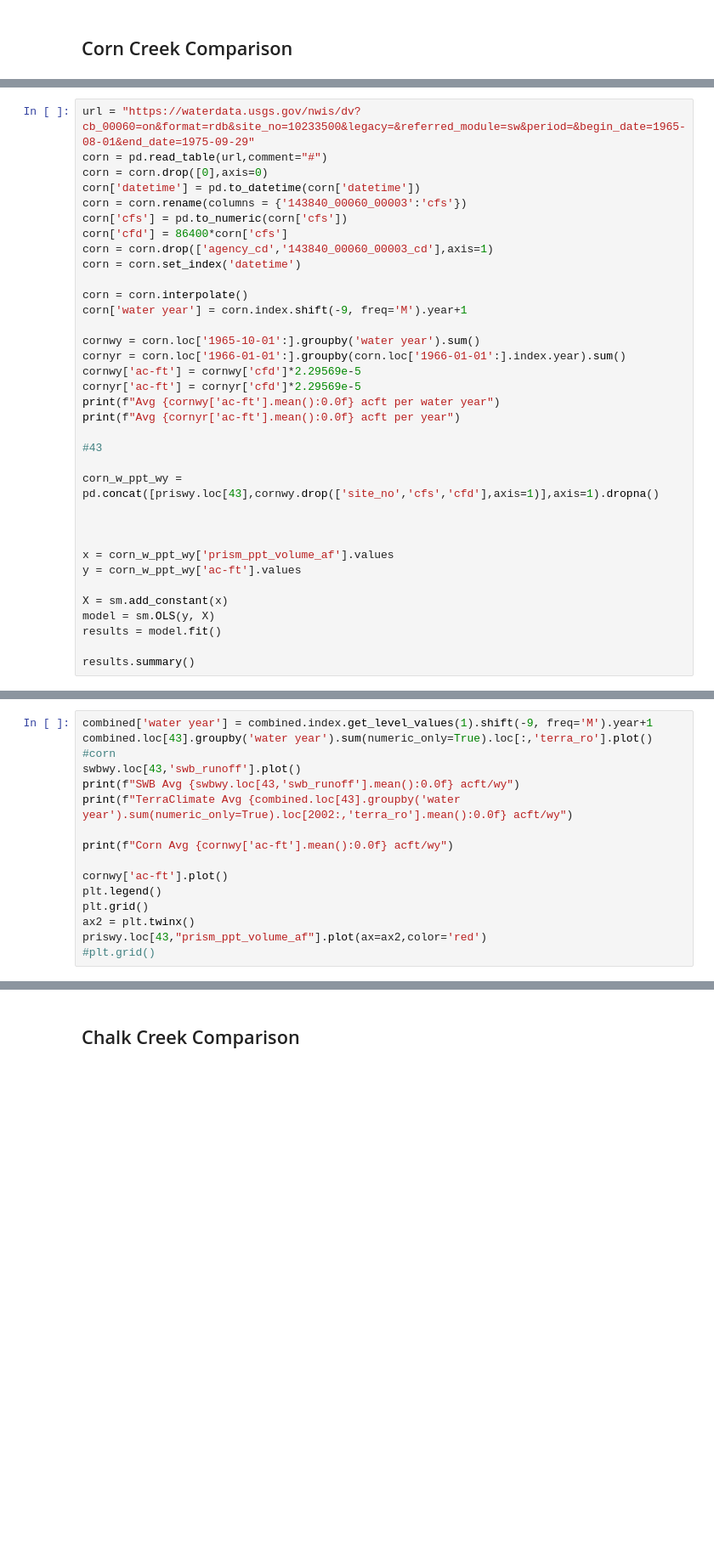
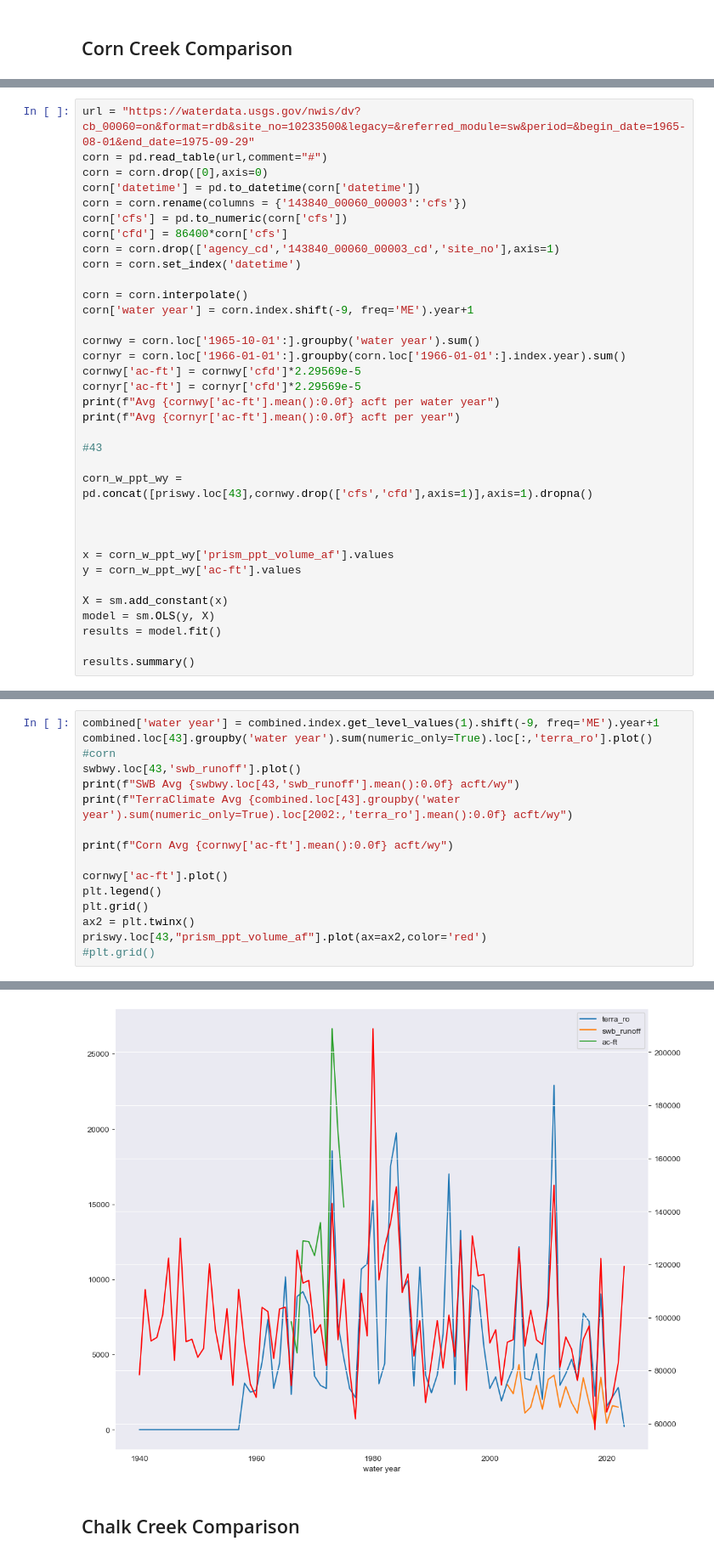
Before and after one commit to inkenbrandt/Pahvant_Notebooks, a Jupyter notebook: Water Budget Remote Sensing Calculations.ipynb, the cells around one changed output, grey strips where cells are left out. Shown at 85% size. Saved outputs shown, nothing was run; the diff lists cells and outputs as text; blank space fills up the shorter version.

```diff
--- a/Water Budget Remote Sensing Calculations.ipynb
+++ b/Water Budget Remote Sensing Calculations.ipynb
@@ -119,11 +144,11 @@ corn['datetime'] = pd.to_datetime(corn['datetime'])
 corn = corn.rename(columns = {'143840_00060_00003':'cfs'})
 corn['cfs'] = pd.to_numeric(corn['cfs'])
 corn['cfd'] = 86400*corn['cfs']
-corn = corn.drop(['agency_cd','143840_00060_00003_cd'],axis=1)
+corn = corn.drop(['agency_cd','143840_00060_00003_cd','site_no'],axis=1)
 corn = corn.set_index('datetime')
 
 corn = corn.interpolate()
-corn['water year'] = corn.index.shift(-9, freq='M').year+1
+corn['water year'] = corn.index.shift(-9, freq='ME').year+1
 
 cornwy = corn.loc['1965-10-01':].groupby('water year').sum()
 cornyr = corn.loc['1966-01-01':].groupby(corn.loc['1966-01-01':].index.year).sum()
@@ -134,7 +159,7 @@ print(f"Avg {cornyr['ac-ft'].mean():0.0f} acft per year")
 
 #43
 
-corn_w_ppt_wy = pd.concat([priswy.loc[43],cornwy.drop(['site_no','cfs','cfd'],axis=1)],axis=1).dropna()
+corn_w_ppt_wy = pd.concat([priswy.loc[43],cornwy.drop(['cfs','cfd'],axis=1)],axis=1).dropna()
 
 
 
@@ -149,5 +198,5 @@ results.summary()
 # %%
-combined['water year'] = combined.index.get_level_values(1).shift(-9, freq='M').year+1
+combined['water year'] = combined.index.get_level_values(1).shift(-9, freq='ME').year+1
 combined.loc[43].groupby('water year').sum(numeric_only=True).loc[:,'terra_ro'].plot() #corn
 swbwy.loc[43,'swb_runoff'].plot()
 print(f"SWB Avg {swbwy.loc[43,'swb_runoff'].mean():0.0f} acft/wy")
@@ -161,3 +210,4 @@ plt.grid()
 ax2 = plt.twinx()
 priswy.loc[43,"prism_ppt_volume_af"].plot(ax=ax2,color='red')
 #plt.grid()
+# %% [output]
@@ -164,3 +218,4 @@ priswy.loc[43,"prism_ppt_volume_af"].plot(ax=ax2,color='red')
+[figure, added]
 # %% [markdown]
 ## Chalk Creek Comparison
 # %%
```
Also changed, not shown: parts of 12 cells of this notebook, 9 other files.
